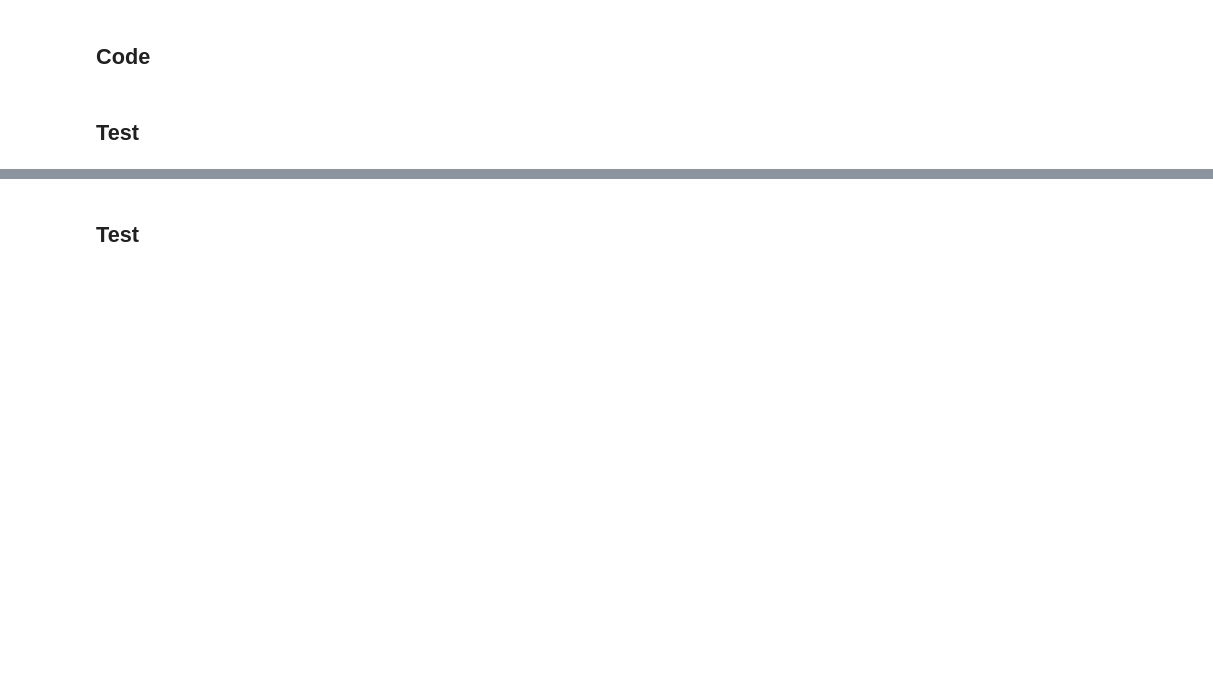
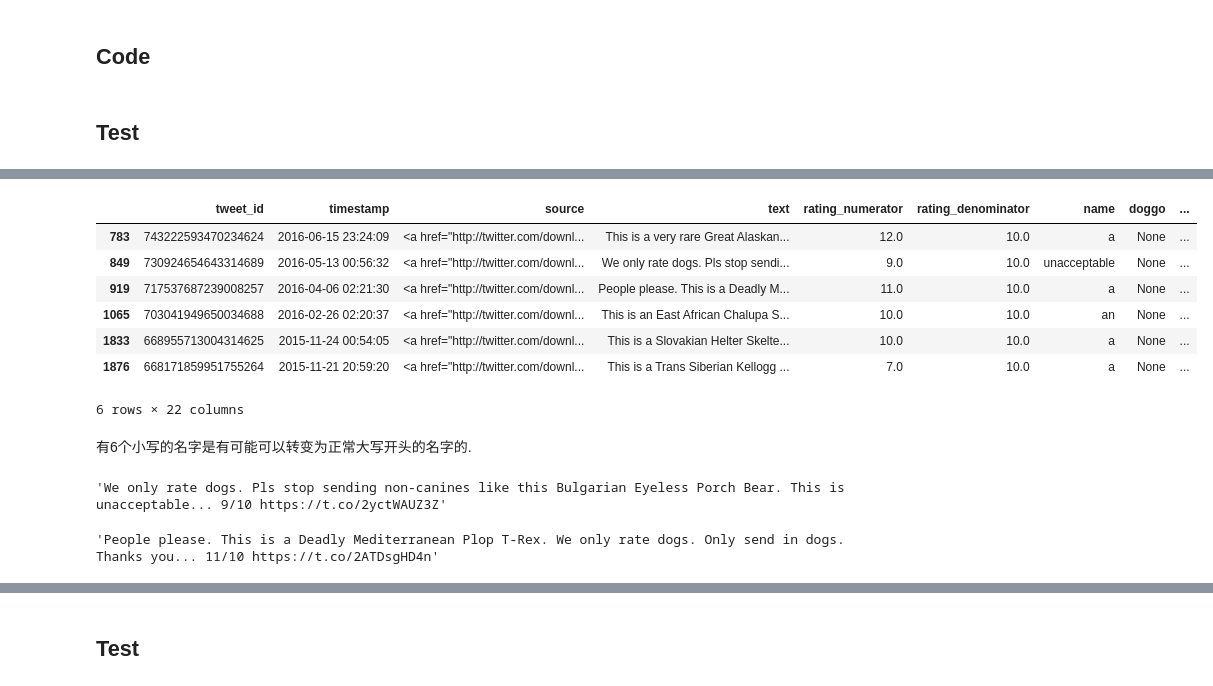
Before and after one commit to mint0528/udacity, a Jupyter notebook: wrangle_act.ipynb, the cells around one changed output, grey strips where cells are left out. Drawn from its saved outputs; the diff is of its cells as text; code cells hidden in the pictures; blank space fills up the shorter version.

```diff
--- a/wrangle_act.ipynb
+++ b/wrangle_act.ipynb
@@ -363,2 +338,2 @@ Name: rating_denominator, dtype: int64
 # %%
-twitter_archive_clean = twitter_archive_clean[twitter_archive_clean.rating_denominator==10]
+twitter_archive_clean[twitter_archive_clean.rating_denominator != 10]['text']
@@ -408,5 +482,7 @@ array([ '@dhmontgomery We also gave snoop dogg a 420/10 but I think that predate
 # %%
 twitter_archive_clean.rating_numerator = twitter_archive_clean.rating_numerator.apply(float)
+# %%
+twitter_archive_clean.rating_denominator = twitter_archive_clean.rating_denominator.apply(float)
 # %%
 twitter_archive_clean.rating_numerator.replace(to_replace=75, value=9.75, inplace=True)
 # %%
@@ -544,3 +600,3 @@ space
-# %%
-# 替换这些名字
-twitter_archive_clean.name = twitter_archive_clean.name.replace(regex=r"(^[a-z])", value='None')
+# %%
+pat = r"^[a-z]+"
+small_name = twitter_archive_clean[twitter_archive_clean.name.str.findall(pat).apply(lambda x: len(x) == 1)]
@@ -546,0 +616,20 @@ twitter_archive_clean.name = twitter_archive_clean.name.replace(regex=r"(^[a-z])
+# %%
+pat = r"([A-Z][a-z]*)[\s-]([A-Z][a-z]*)" # 寻找名字的方法
+
+twitter_archive_clean[twitter_archive_clean.text.str.findall(pat).apply(lambda x: len(x) > 1)
+                      & twitter_archive_clean.name.isin(small_name.name.values)]
+# %% [output]
+|  | tweet_id | timestamp | source | text | rating_numerator | rating_denominator | name | doggo | ... |
+| 783 | 743222593470234624 | 2016-06-15 23:24:09 | <a href="http://twitter.com/downl... | This is a very rare Great Alaskan... | 12.0 | 10.0 | a | None | ... |
+| 849 | 730924654643314689 | 2016-05-13 00:56:32 | <a href="http://twitter.com/downl... | We only rate dogs. Pls stop sendi... | 9.0 | 10.0 | unacceptable | None | ... |
+| 919 | 717537687239008257 | 2016-04-06 02:21:30 | <a href="http://twitter.com/downl... | People please. This is a Deadly M... | 11.0 | 10.0 | a | None | ... |
+| 1065 | 703041949650034688 | 2016-02-26 02:20:37 | <a href="http://twitter.com/downl... | This is an East African Chalupa S... | 10.0 | 10.0 | an | None | ... |
+| 1833 | 668955713004314625 | 2015-11-24 00:54:05 | <a href="http://twitter.com/downl... | This is a Slovakian Helter Skelte... | 10.0 | 10.0 | a | None | ... |
+| 1876 | 668171859951755264 | 2015-11-21 20:59:20 | <a href="http://twitter.com/downl... | This is a Trans Siberian Kellogg ... | 7.0 | 10.0 | a | None | ... |
+6 rows × 22 columns
+# %% [markdown]
+有6个小写的名字是有可能可以转变为正常大写开头的名字的.
+# %%
+twitter_archive_clean.loc[849, 'text']
+# %% [output]
+'We only rate dogs. Pls stop sending non-canines like this Bulgarian Eyeless Porch Bear. This is unacceptable... 9/10 https://t.co/2yctWAUZ3Z'
@@ -546,0 +638,4 @@ twitter_archive_clean.name = twitter_archive_clean.name.replace(regex=r"(^[a-z])
+# %%
+twitter_archive_clean.loc[919, 'text']
+# %% [output]
+'People please. This is a Deadly Mediterranean Plop T-Rex. We only rate dogs. Only send in dogs. Thanks you... 11/10 https://t.co/2ATDsgHD4n'
```
Also changed, not shown: parts of 108 cells of this notebook, 3 other files.
